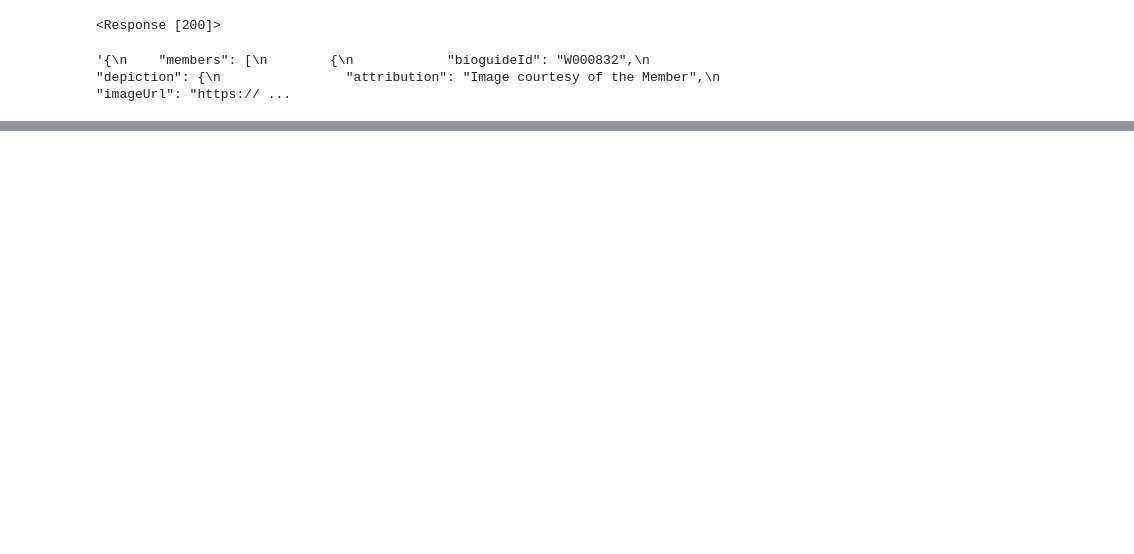
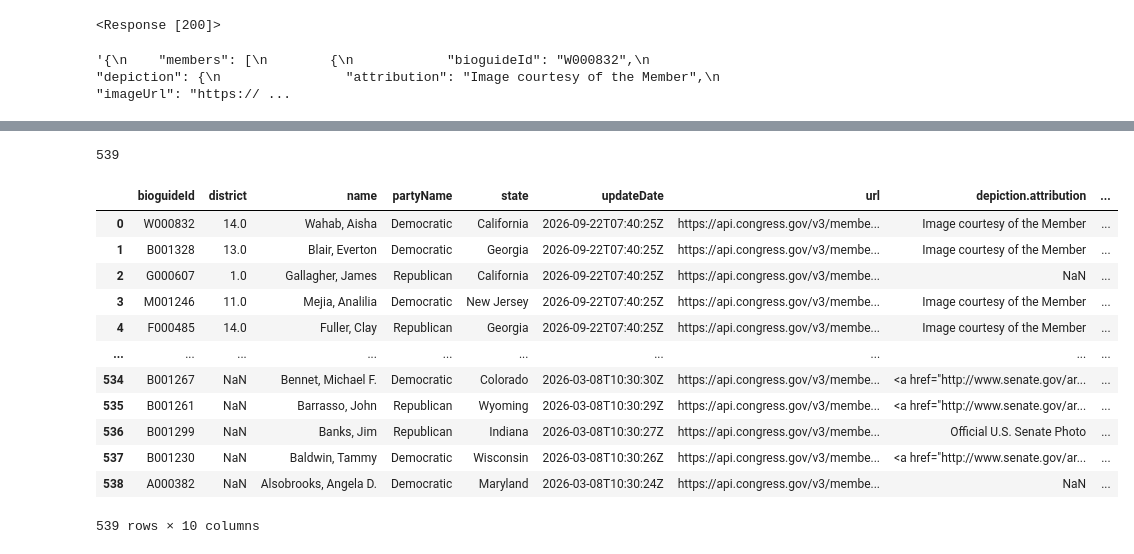
Before and after one commit to Graviton12/congress_transparency_class26, a Jupyter notebook: notebooks/demo_09_19_2026.ipynb, the cells around one changed output, grey strips where cells are left out. Drawn from its saved outputs; the diff is of its cells as text; code cells hidden in the pictures; blank space fills up the shorter version.

```diff
--- a/notebooks/demo_09_19_2026.ipynb
+++ b/notebooks/demo_09_19_2026.ipynb
@@ -65,0 +225,6 @@ r.json()
+# %%
+params['offset'] = '500'
+r = requests.get(root + endpoint, params=params, headers=headers)
+myjson = r.json()
+congress_df = pd.json_normalize(myjson, record_path=['members'])
+congress_df
@@ -65,0 +245,12 @@ r.json()
+# %%
+i = 0
+still_members = True
+congress_json = []
+while still_members:
+    print(i)
+    params['offset'] = i
+    r = requests.get(root + endpoint, params=params, headers=headers)
+    myjson = r.json()
+    still_members = len(myjson['members']) > 0
+    congress_json.extend(myjson['members'])
+    i = i + 250
@@ -65,0 +282,22 @@ r.json()
+# %%
+len(congress_json)
+# %% [output]
+539
+# %%
+congress_df = pd.json_normalize(congress_json)
+# %%
+congress_df
+# %% [output]
+|  | bioguideId | district | name | partyName | state | updateDate | url | depiction.attribution | ... |
+| 0 | W000832 | 14.0 | Wahab, Aisha | Democratic | California | 2026-09-22T07:40:25Z | https://api.congress.gov/v3/membe... | Image courtesy of the Member | ... |
+| 1 | B001328 | 13.0 | Blair, Everton | Democratic | Georgia | 2026-09-22T07:40:25Z | https://api.congress.gov/v3/membe... | Image courtesy of the Member | ... |
+| 2 | G000607 | 1.0 | Gallagher, James | Republican | California | 2026-09-22T07:40:25Z | https://api.congress.gov/v3/membe... | NaN | ... |
+| 3 | M001246 | 11.0 | Mejia, Analilia | Democratic | New Jersey | 2026-09-22T07:40:25Z | https://api.congress.gov/v3/membe... | Image courtesy of the Member | ... |
+| 4 | F000485 | 14.0 | Fuller, Clay | Republican | Georgia | 2026-09-22T07:40:25Z | https://api.congress.gov/v3/membe... | Image courtesy of the Member | ... |
+| ... | ... | ... | ... | ... | ... | ... | ... | ... | ... |
+| 534 | B001267 | NaN | Bennet, Michael F. | Democratic | Colorado | 2026-03-08T10:30:30Z | https://api.congress.gov/v3/membe... | <a href="http://www.senate.gov/ar... | ... |
+| 535 | B001261 | NaN | Barrasso, John | Republican | Wyoming | 2026-03-08T10:30:29Z | https://api.congress.gov/v3/membe... | <a href="http://www.senate.gov/ar... | ... |
+| 536 | B001299 | NaN | Banks, Jim | Republican | Indiana | 2026-03-08T10:30:27Z | https://api.congress.gov/v3/membe... | Official U.S. Senate Photo | ... |
+| 537 | B001230 | NaN | Baldwin, Tammy | Democratic | Wisconsin | 2026-03-08T10:30:26Z | https://api.congress.gov/v3/membe... | <a href="http://www.senate.gov/ar... | ... |
+| 538 | A000382 | NaN | Alsobrooks, Angela D. | Democratic | Maryland | 2026-03-08T10:30:24Z | https://api.congress.gov/v3/membe... | NaN | ... |
+539 rows × 10 columns
```
Also changed, not shown: parts of 24 cells of this notebook.
